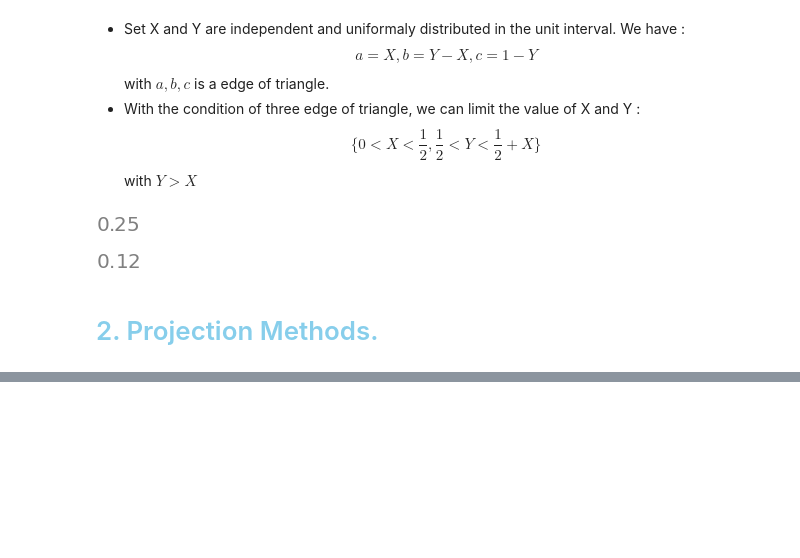
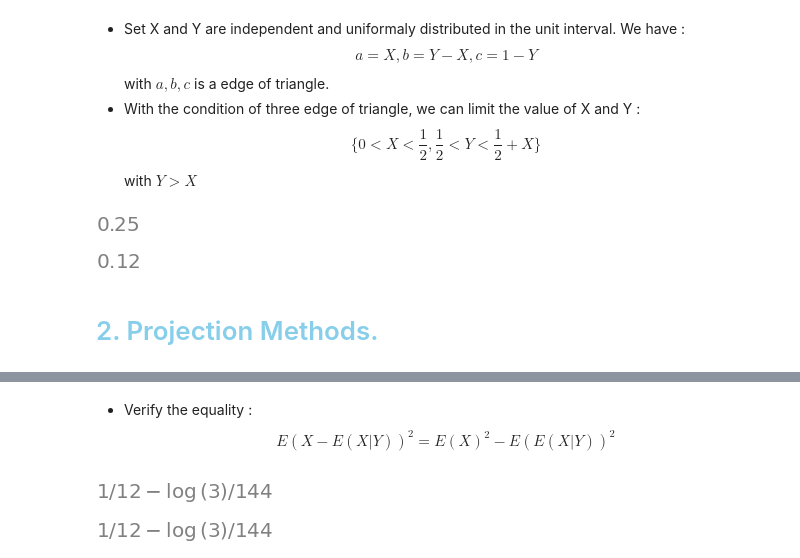
Before and after one commit to trungviet17/Probability_and_Statistic_Simulate_by_Python, a Jupyter notebook: Probability/Basic_Concept.ipynb, the cells around one changed output, grey strips where cells are left out. Drawn from its saved outputs; the diff is of its cells as text; code cells hidden in the pictures; blank space fills up the shorter version.

```diff
--- a/Probability/Basic_Concept.ipynb
+++ b/Probability/Basic_Concept.ipynb
@@ -252,0 +289,16 @@ np.mean((s>a) & (s>b) & (s > c) & (y_val > x_val))
+# %% [markdown]
+- Verify the equality : $$ E(X - E(X|Y)) ^2 = E(X)^2 - E(E(X|Y))^2 $$
+# %%
+fxy = x + y
+fy = integrate(fxy, (x, 0, 1))
+fx = integrate(fxy, (y, 0, 1))
+
+LHS = integrate((x - straight)**2 * fxy, (x, 0, 1), (y, 0 , 1))
+LHS
+# %% [output]
+[figure, added]
+# %%
+RHS = integrate(x**2 * fx, (x, 0, 1)) - integrate(straight ** 2 * fy, (y, 0, 1) )
+RHS
+# %% [output]
+[figure, added]
```
Also changed, not shown: parts of 8 cells of this notebook, 1 other file.
